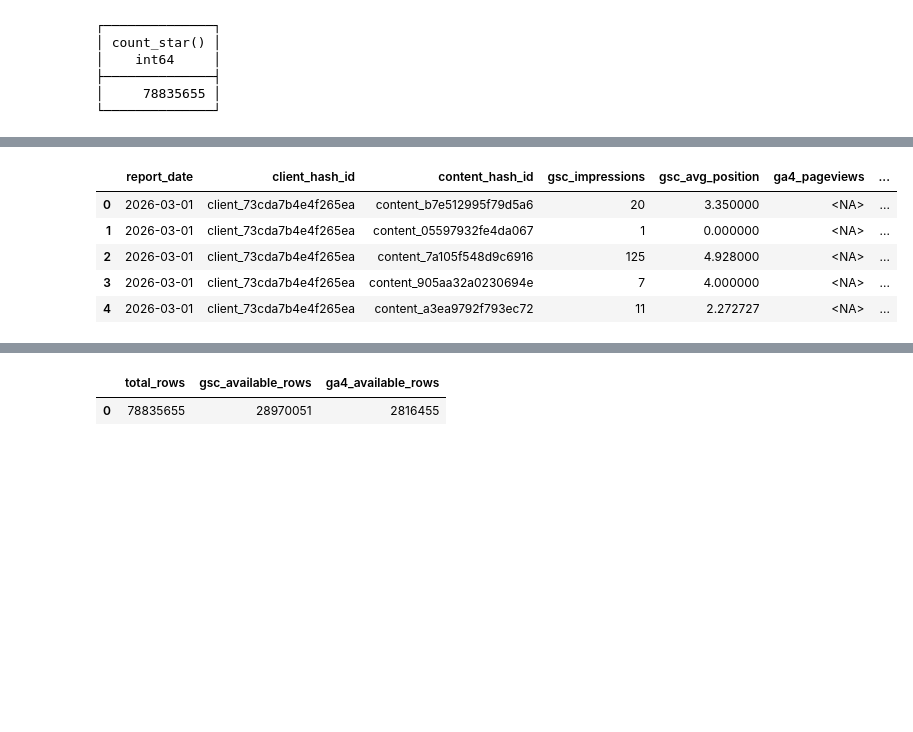
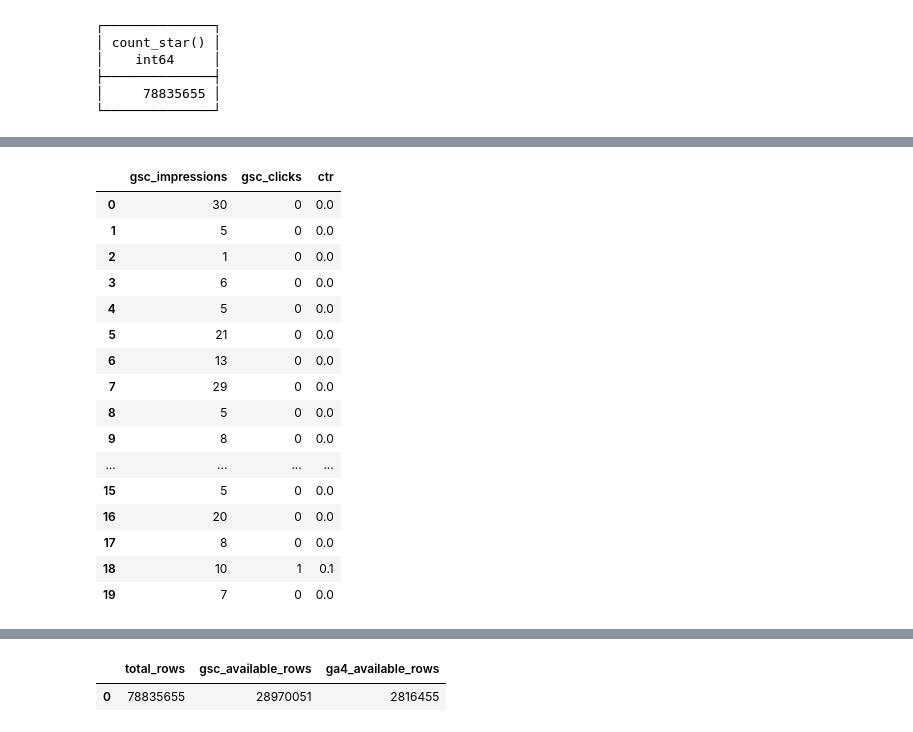
Before and after one commit to ahmdltf/flyrank-intern, a Jupyter notebook: work/notebooks/w03_data_contract.ipynb, the cells around one changed output, grey strips where cells are left out. Cells and saved outputs as stored; diff of their text form; code cells hidden in the pictures; blank space fills up the shorter version.

```diff
--- a/work/notebooks/w03_data_contract.ipynb
+++ b/work/notebooks/w03_data_contract.ipynb
@@ -150,27 +130,92 @@ CTR is calculated using clicks and impressions. Because clicks are the predictio
 # %%
 # This cell is for CODE (numbers, a query, a check).
 # Write your text answer in the cell ABOVE this one — typing sentences here breaks Run All.
+# Query 1 — Grain Check
 con.sql(f"""
 SELECT
     report_date,
     client_hash_id,
     content_hash_id,
+    COUNT(*) AS duplicate_rows
+FROM read_parquet(
+    '{rel}/fact_content_daily_performance/**/*.parquet'
+)
+GROUP BY
+    report_date,
+    client_hash_id,
+    content_hash_id
+HAVING COUNT(*) > 1
+LIMIT 20
+""").df()
+
+# Query 2 — Count + Date Window
+con.sql(f"""
+SELECT
+    COUNT(*) AS total_rows,
+    MIN(report_date) AS start_date,
+    MAX(report_date) AS end_date
+FROM read_parquet(
+    '{rel}/fact_content_daily_performance/**/*.parquet'
+)
+""").df()
+
+# Query 3 — Availability Check
+con.sql(f"""
+SELECT
+    COUNT(*) AS gsc_available_rows
+FROM read_parquet(
+    '{rel}/fact_content_daily_performance/**/*.parquet'
+)
+WHERE
+    gsc_data_available IS TRUE
+""").df()
+
+# Feature Frame
+con.sql(f"""
+SELECT
     gsc_impressions,
     gsc_avg_position,
     ga4_pageviews,
     ga4_sessions,
     ga4_users,
     gsc_clicks
 FROM read_parquet(
     '{rel}/fact_content_daily_performance/**/*.parquet'
 )
-WHERE strftime(report_date,'%Y-%m')='2026-03'
-LIMIT 5
+WHERE
+    gsc_data_available IS TRUE
+LIMIT 20
 """).df()
+
+# Leakage Experiment
+con.sql(f"""
+SELECT
+    gsc_impressions,
+    gsc_clicks,
+
+    gsc_clicks /
+    NULLIF(gsc_impressions,0)
+    AS ctr
+FROM read_parquet(
+    '{rel}/fact_content_daily_performance/**/*.parquet'
+)
+LIMIT 20
+""").df()
 # %% [output]
-|  | report_date | client_hash_id | content_hash_id | gsc_impressions | gsc_avg_position | ga4_pageviews | ... |
-| 0 | 2026-03-01 | client_73cda7b4e4f265ea | content_b7e512995f79d5a6 | 20 | 3.350000 | <NA> | ... |
-| 1 | 2026-03-01 | client_73cda7b4e4f265ea | content_05597932fe4da067 | 1 | 0.000000 | <NA> | ... |
-| 2 | 2026-03-01 | client_73cda7b4e4f265ea | content_7a105f548d9c6916 | 125 | 4.928000 | <NA> | ... |
-| 3 | 2026-03-01 | client_73cda7b4e4f265ea | content_905aa32a0230694e | 7 | 4.000000 | <NA> | ... |
-| 4 | 2026-03-01 | client_73cda7b4e4f265ea | content_a3ea9792f793ec72 | 11 | 2.272727 | <NA> | ... |
+|  | gsc_impressions | gsc_clicks | ctr |
+| 0 | 30 | 0 | 0.0 |
+| 1 | 5 | 0 | 0.0 |
+| 2 | 1 | 0 | 0.0 |
+| 3 | 6 | 0 | 0.0 |
+| 4 | 5 | 0 | 0.0 |
+| 5 | 21 | 0 | 0.0 |
+| 6 | 13 | 0 | 0.0 |
+| 7 | 29 | 0 | 0.0 |
+| 8 | 5 | 0 | 0.0 |
+| 9 | 8 | 0 | 0.0 |
+| ... | ... | ... | ... |
+| 15 | 5 | 0 | 0.0 |
+| 16 | 20 | 0 | 0.0 |
+| 17 | 8 | 0 | 0.0 |
+| 18 | 10 | 1 | 0.1 |
+| 19 | 7 | 0 | 0.0 |
```
Also changed, not shown: parts of 15 cells of this notebook.
